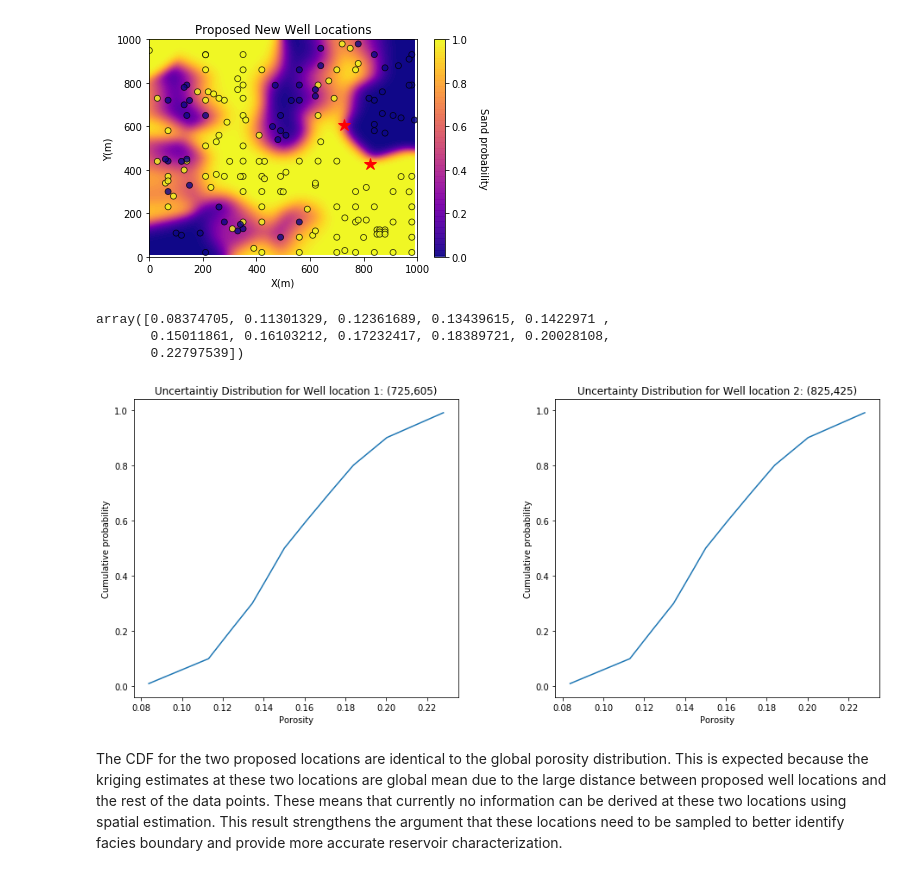
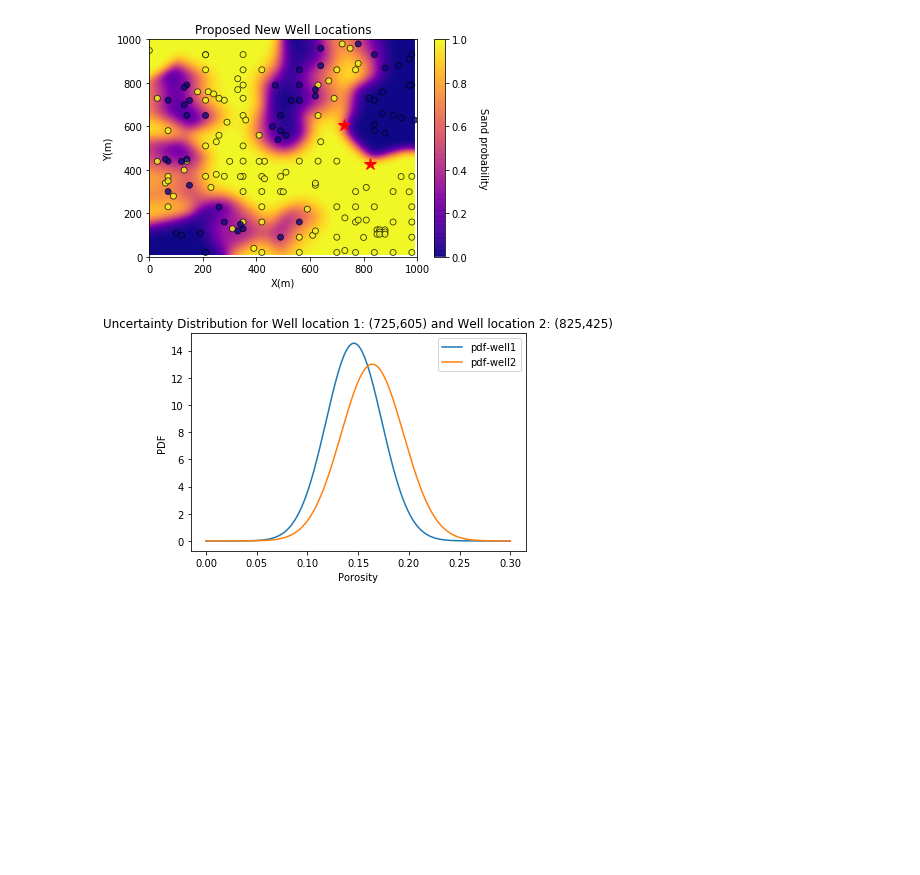
Before and after one commit to bochaozhao/PGE383-Geostatistic-Project, a Jupyter notebook: update4.ipynb, the cells around one changed output. Cells and saved outputs as stored; diff of their text form; code cells hidden in the pictures; blank space fills up the shorter version.

```diff
--- a/update4.ipynb
+++ b/update4.ipynb
@@ -717,9 +794,3 @@ plt.show()
 # %%
 id1=[39,72]
 id2=[57,82]
-# %%
-por_threshold
-# %% [output]
-array([0.08374705, 0.11301329, 0.12361689, 0.13439615, 0.1422971 ,
-       0.15011861, 0.16103212, 0.17232417, 0.18389721, 0.20028108,
-       0.22797539])
@@ -730,19 +797,22 @@ dist2=ikmap_sand_por[id2[0],id2[1]]*ikmap[id2[0],id2[1],1]+ikmap_shale_por[id2[0
-# %%
-plt.subplot(121)
-plt.plot(por_threshold,dist1)
-plt.xlabel('Porosity')
-plt.ylabel('Cumulative probability')
-plt.title('Uncertaintiy Distribution for Well location 1: (725,605)')
-
-plt.subplot(122)
-plt.plot(por_threshold,dist2)
-plt.xlabel('Porosity')
-plt.ylabel('Cumulative probability')
-plt.title('Uncertainty Distribution for Well location 2: (825,425)')
-
-plt.subplots_adjust(left=0.0, bottom=0.0, right=2.0, top=1.2, wspace=0.3, hspace=0.3)
-plt.show()
-# %% [output]
-[figure, removed]
-# %% [markdown]
-The CDF for the two proposed locations are identical to the global porosity distribution. This is expected because the kriging estimates at these two locations are global mean due to the large distance between proposed well locations and the rest of the data points. These means that currently no information can be derived at these two locations using spatial estimation. This result strengthens the argument that these locations need to be sampled to better identify facies boundary and provide more accurate reservoir characterization.
+# %%
+mean1=ikmap[id1[0],id1[1],1]*por_sand_kmap_old[id1[0],id1[1]]+ikmap[id1[0],id1[1],0]*por_shale_kmap_old[id1[0],id1[1]]
+var1=ikmap[id1[0],id1[1],1]*por_sand_vmap[id1[0],id1[1]]*np.var(df_sand['Porosity'])+ikmap[id1[0],id1[1],0]*por_shale_vmap[id1[0],id1[1]]*np.var(df_shale['Porosity'])
+mean2=ikmap[id2[0],id2[1],1]*por_sand_kmap_old[id2[0],id2[1]]+ikmap[id2[0],id2[1],0]*por_shale_kmap_old[id2[0],id2[1]]
+var2=ikmap[id2[0],id2[1],1]*por_sand_vmap[id2[0],id2[1]]*np.var(df_sand['Porosity'])+ikmap[id2[0],id2[1],0]*por_shale_vmap[id2[0],id2[1]]*np.var(df_shale['Porosity'])
+# %%
+x = np.linspace(0, 0.3, 5000)
+
+
+y1_pdf = stats.norm.pdf(x, mean1, np.sqrt(var1)) # the normal pdf
+plt.plot(x, y1_pdf, label='pdf-well1')
+plt.title('Uncertaintiy Distribution for Well location 1: (725,605)')
+y2_pdf = stats.norm.pdf(x, mean2, np.sqrt(var2)) # the normal pdf
+plt.plot(x, y2_pdf, label='pdf-well2')
+plt.xlabel('Porosity')
+plt.ylabel('PDF')
+plt.title('Uncertainty Distribution for Well location 1: (725,605) and Well location 2: (825,425)')
+plt.legend()
+
+plt.show()
+# %% [output]
+[figure, added]
```
Also changed, not shown: parts of 19 cells of this notebook.
